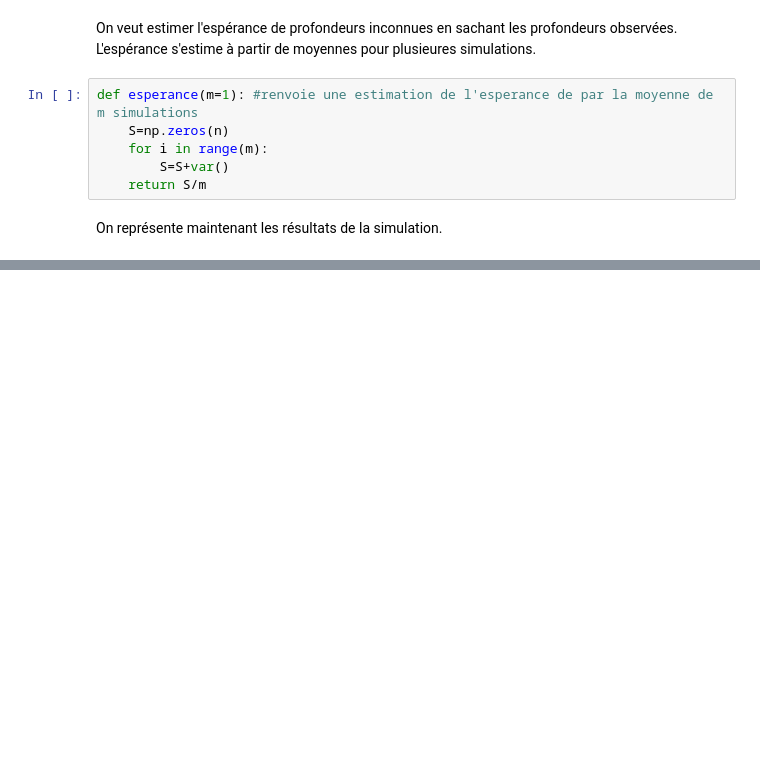
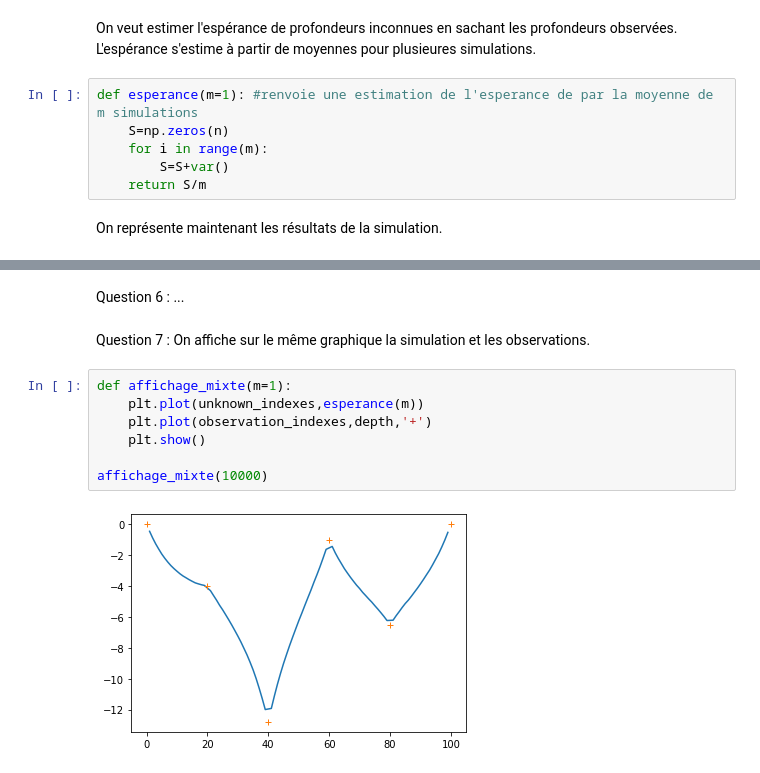
Before and after one commit to amondon/projet_numerique_III, a Jupyter notebook: notebook.ipynb, the cells around one changed output, grey strips where cells are left out. Cells and saved outputs as stored; diff of their text form; blank space fills up the shorter version.

Commit message:
ajout des questions 7,8 et 9

```diff
--- a/notebook.ipynb
+++ b/notebook.ipynb
@@ -99,0 +99,14 @@ affichage(100)
+# %% [markdown]
+Question 6 : ...
+# %% [markdown]
+Question 7 :
+On affiche sur le même graphique la simulation et les observations.
+# %%
+def affichage_mixte(m=1):
+    plt.plot(unknown_indexes,esperance(m))
+    plt.plot(observation_indexes,depth,'+')
+    plt.show()
+
+affichage_mixte(10000)
+# %% [output]
+[figure, added]
```
Also changed, not shown: parts of 10 cells of this notebook.
